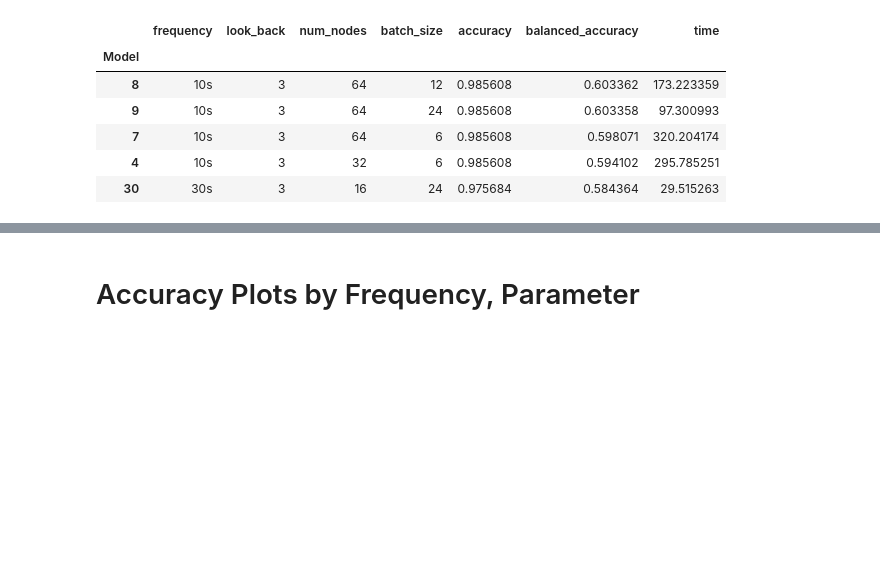
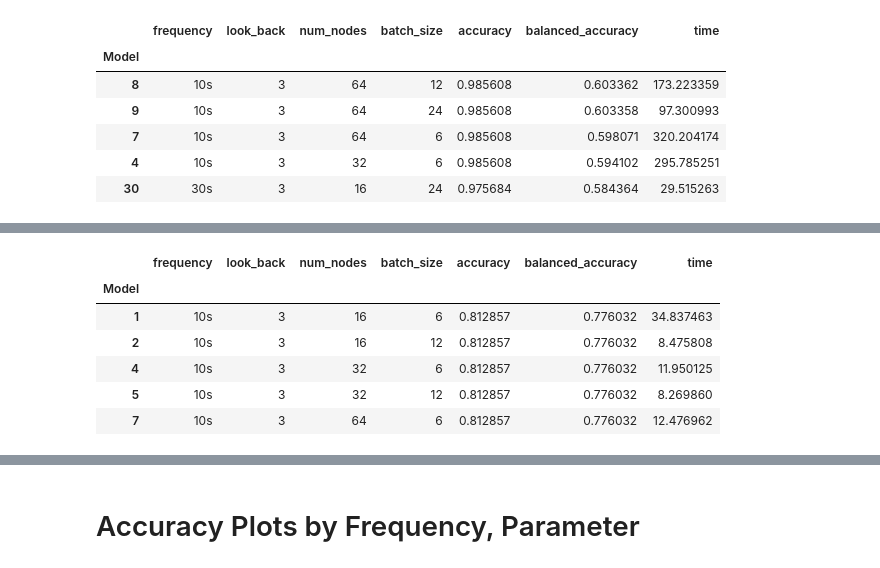
Before and after one commit to arjunsawhney1/DSC180A-Intel-Capstone, a Jupyter notebook: notebooks/LSTM/Multivariate LSTM - Visualize Outputs.ipynb, the cells around one changed output, grey strips where cells are left out. Drawn from its saved outputs; the diff is of its cells as text; code cells hidden in the pictures; blank space fills up the shorter version.

```diff
--- a/notebooks/LSTM/Multivariate LSTM - Visualize Outputs.ipynb
+++ b/notebooks/LSTM/Multivariate LSTM - Visualize Outputs.ipynb
@@ -103,0 +127,11 @@ user2_top5_balanced_accuracy
+# %%
+intel_top5_accuracy = intel_outputs.sort_values(['accuracy', 'balanced_accuracy'], ascending=False).head(5)
+intel_top5_accuracy
+# %% [output]
+|  | frequency | look_back | num_nodes | batch_size | accuracy | balanced_accuracy | time |
+| Model |  |  |  |  |  |  |  |
+| 1 | 10s | 3 | 16 | 6 | 0.812857 | 0.776032 | 34.837463 |
+| 2 | 10s | 3 | 16 | 12 | 0.812857 | 0.776032 | 8.475808 |
+| 4 | 10s | 3 | 32 | 6 | 0.812857 | 0.776032 | 11.950125 |
+| 5 | 10s | 3 | 32 | 12 | 0.812857 | 0.776032 | 8.269860 |
+| 7 | 10s | 3 | 64 | 6 | 0.812857 | 0.776032 | 12.476962 |
```
Also changed, not shown: parts of 3 cells of this notebook.
